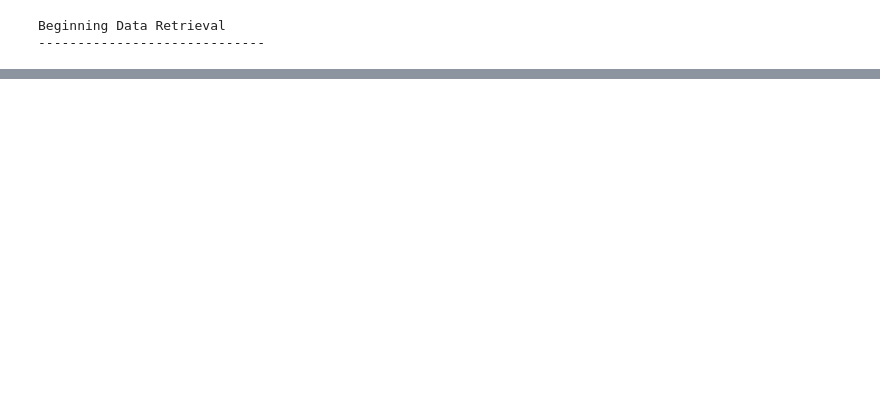
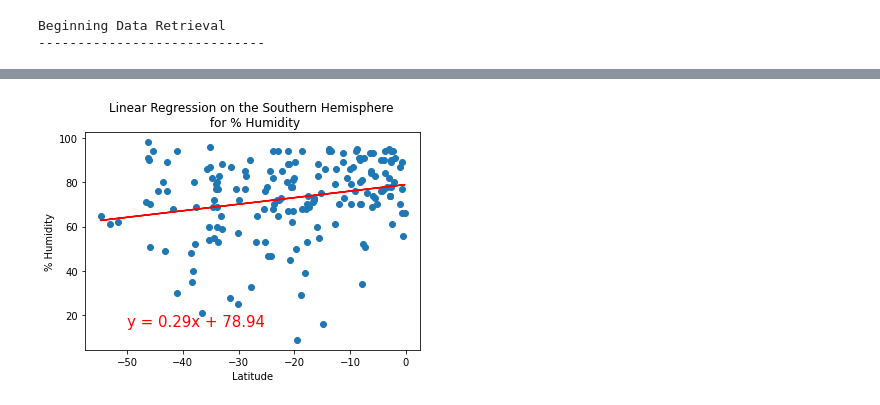
Before and after one commit to yaritza-c/World_Weather_Analysis, a Jupyter notebook: WeatherPy.ipynb, the cells around one changed output, grey strips where cells are left out. Cells and saved outputs as stored; diff of their text form; code cells hidden in the pictures; blank space fills up the shorter version.

```diff
--- a/WeatherPy.ipynb
+++ b/WeatherPy.ipynb
@@ -251,23 +322,29 @@ plt.show()
 # %%
-# Perform linear regression.
-(slope, intercept, r_value, p_value, std_err) = linregress(x_values, y_values)
+# Import linregress
+from scipy.stats import linregress
+
+
+def plot_linear_regression(x_values, y_values, title, y_label, text_coordinates):
+
+    # Perform linear regression.
+    (slope, intercept, r_value, p_value, std_err) = linregress(x_values, y_values)
 
 # Calculate the regression line "y values" from the slope and intercept.
-regress_values = x_values * slope + intercept
+    regress_values = x_values * slope + intercept
 
 # Get the equation of the line.
-line_eq = "y = " + str(round(slope,2)) + "x + " + str(round(intercept,2))
+    line_eq = "y = " + str(round(slope,2)) + "x + " + str(round(intercept,2))
 
 # Create a scatter plot of the x and y values.
-plt.scatter(x_values,y_values)
+    plt.scatter(x_values,y_values)
 # Plot the regression line with the x-values and the y coordinates based on the intercept and slope.
-plt.plot(x_values,regress_values,"r")
+    plt.plot(x_values,regress_values,"r")
 # Annotate the text for the line equation and add its coordinates.
-plt.annotate(line_eq, (10,40), fontsize=15, color="red")
-plt.title(title)
-plt.xlabel('Latitude')
-plt.ylabel('Temp')
-plt.show()
+    plt.annotate(line_eq, (10,40), fontsize=15, color="red")
+    plt.title(title)
+    plt.xlabel('Latitude')
+    plt.ylabel('Temp')
+    plt.show()
 # %%
 # Import linregress
 from scipy.stats import linregress
@@ -316,11 +440,12 @@ plot_linear_regression(x_values, y_values,
 # %%
 # Linear regression on the Southern Hemisphere
 x_values = southern_hemi_df["Lat"]
 y_values = southern_hemi_df["Humidity"]
 # Call the function.
 plot_linear_regression(x_values, y_values,
-                       'Linear Regression on the Southern Hemisphere \n
-                        for % Humidity', '% Humidity',(-50,15))
+                       'Linear Regression on the Southern Hemisphere \n for % Humidity', '% Humidity',(-50,15))
+# %% [output]
+[figure, added]
 # %%
 # Linear regression on the Southern Hemisphere
 x_values = southern_hemi_df["Lat"]
```
Also changed, not shown: parts of 27 cells of this notebook.
